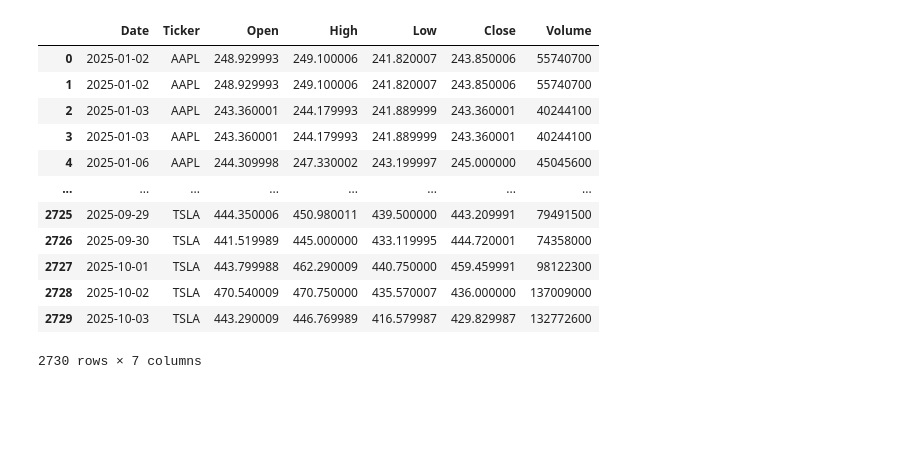
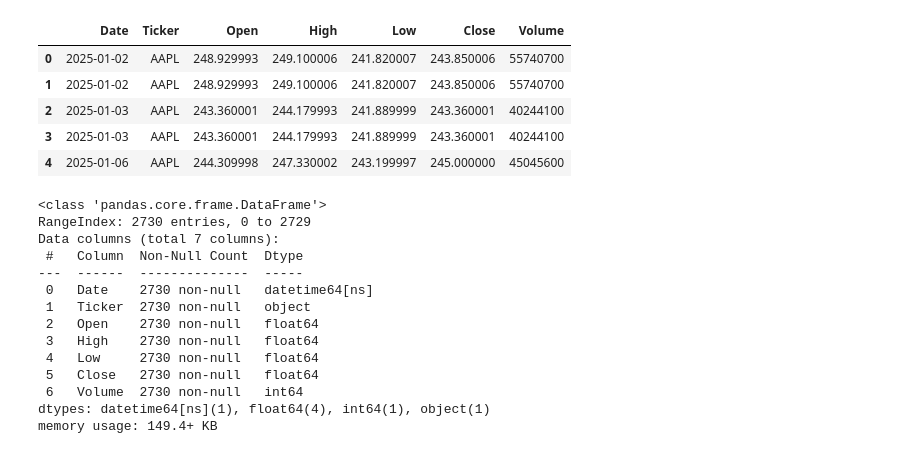
Before and after one commit to YoinkOURcode/SIT_ICT1002, a Jupyter notebook: data/data_wrangling.ipynb, the cells around one changed output. Saved outputs shown, nothing was run; the diff lists cells and outputs as text; code cells hidden in the pictures; blank space fills up the shorter version.

```diff
--- a/data/data_wrangling.ipynb
+++ b/data/data_wrangling.ipynb
@@ -90,17 +103,27 @@ combined_df = read_filtered_csvs(file_paths)
 # %%
-combined_df
+combined_df.head()
 # %% [output]
 |  | Date | Ticker | Open | High | Low | Close | Volume |
 | 0 | 2025-01-02 | AAPL | 248.929993 | 249.100006 | 241.820007 | 243.850006 | 55740700 |
 | 1 | 2025-01-02 | AAPL | 248.929993 | 249.100006 | 241.820007 | 243.850006 | 55740700 |
 | 2 | 2025-01-03 | AAPL | 243.360001 | 244.179993 | 241.889999 | 243.360001 | 40244100 |
 | 3 | 2025-01-03 | AAPL | 243.360001 | 244.179993 | 241.889999 | 243.360001 | 40244100 |
 | 4 | 2025-01-06 | AAPL | 244.309998 | 247.330002 | 243.199997 | 245.000000 | 45045600 |
-| ... | ... | ... | ... | ... | ... | ... | ... |
-| 2725 | 2025-09-29 | TSLA | 444.350006 | 450.980011 | 439.500000 | 443.209991 | 79491500 |
-| 2726 | 2025-09-30 | TSLA | 441.519989 | 445.000000 | 433.119995 | 444.720001 | 74358000 |
-| 2727 | 2025-10-01 | TSLA | 443.799988 | 462.290009 | 440.750000 | 459.459991 | 98122300 |
-| 2728 | 2025-10-02 | TSLA | 470.540009 | 470.750000 | 435.570007 | 436.000000 | 137009000 |
-| 2729 | 2025-10-03 | TSLA | 443.290009 | 446.769989 | 416.579987 | 429.829987 | 132772600 |
-2730 rows × 7 columns
+# %%
+combined_df.info()
+# %% [output]
+<class 'pandas.core.frame.DataFrame'>
+RangeIndex: 2730 entries, 0 to 2729
+Data columns (total 7 columns):
+ #   Column  Non-Null Count  Dtype
+---  ------  --------------  -----
+ 0   Date    2730 non-null   datetime64[ns]
+ 1   Ticker  2730 non-null   object
+ 2   Open    2730 non-null   float64
+ 3   High    2730 non-null   float64
+ 4   Low     2730 non-null   float64
+ 5   Close   2730 non-null   float64
+ 6   Volume  2730 non-null   int64
+dtypes: datetime64[ns](1), float64(4), int64(1), object(1)
+memory usage: 149.4+ KB
 # %%
```
Also changed, not shown: parts of 15 cells of this notebook, 10 other files.
